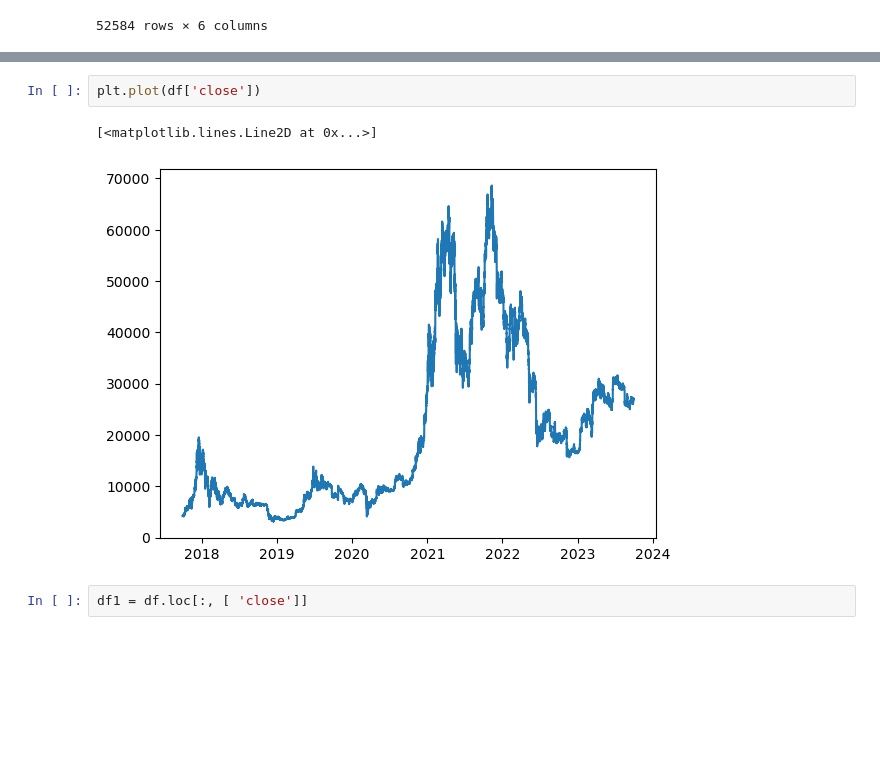
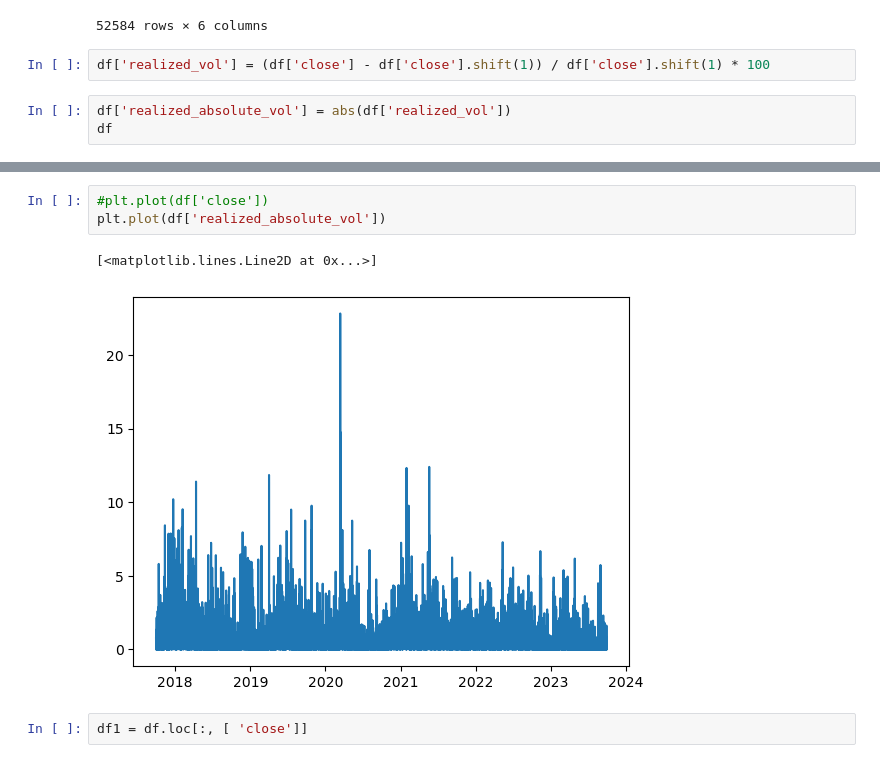
Before and after one commit to michaelhammer1/Bitcoin-Price, a Jupyter notebook: First Model.ipynb, the cells around one changed output, grey strips where cells are left out. Saved outputs shown, nothing was run; the diff lists cells and outputs as text; blank space fills up the shorter version.

```diff
--- a/First Model.ipynb
+++ b/First Model.ipynb
@@ -62,3 +63,8 @@ df
 | 2023-09-29 22:00:00 | 26886.00 | 26915.00 | 26862.00 | 26875.00 | 1696024800 | 58.682014 |
 | 2023-09-29 23:00:00 | 26911.00 | 26929.00 | 26874.00 | 26889.00 | 1696028400 | 37.973187 |
 52584 rows × 6 columns
+# %%
+df['realized_vol'] = (df['close'] - df['close'].shift(1)) / df['close'].shift(1) * 100
+# %%
+df['realized_absolute_vol'] = abs(df['realized_vol'])
+df
@@ -65,8 +86,9 @@ df
 # %%
-plt.plot(df['close'])
+#plt.plot(df['close'])
+plt.plot(df['realized_absolute_vol'])
 # %% [output]
 [<matplotlib.lines.Line2D at 0x...>]
-[figure, old version]
+[figure, new version]
 # %%
 df1 = df.loc[:, [ 'close']]
 # %%
```
Also changed, not shown: parts of 14 cells of this notebook, 7 other files.
